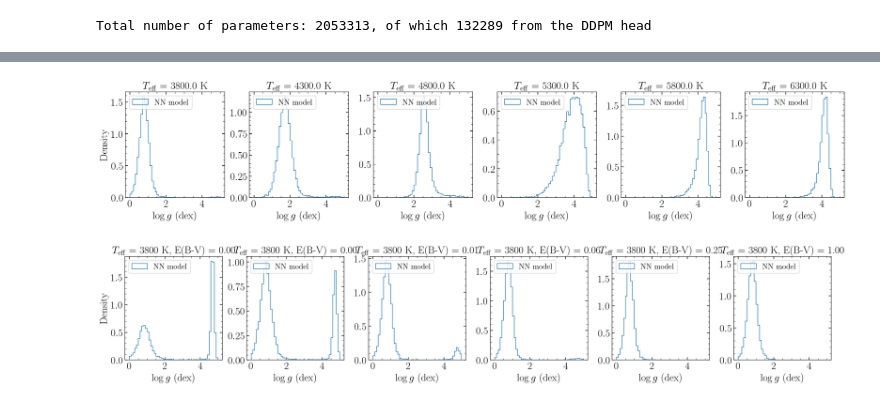
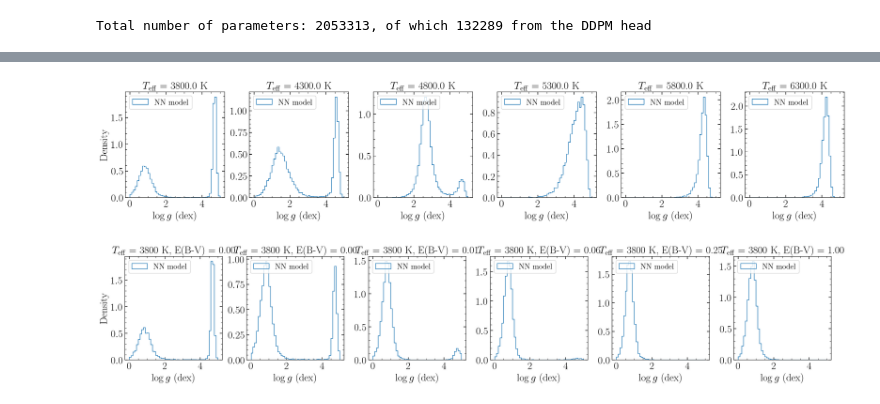
Before and after one commit to henrysky/stars_foundation_diffusion, a Jupyter notebook: Inference.ipynb, the cells around one changed output, grey strips where cells are left out. Saved outputs shown, nothing was run; the diff lists cells and outputs as text; code cells hidden in the pictures.

```diff
--- a/Inference.ipynb
+++ b/Inference.ipynb
@@ -110,0 +102,39 @@ plt.hist(nn_model.predict_posterior([-9999.99], [0], "logg", size=10000), range=
+# %%
+fig, axes = plt.subplots(1, 4, figsize=(12, 4))
+
+for ax, t in zip(axes[1:], np.linspace(3800, 5300, 3)):
+    ax.set_title(f"$T_{{\\rm eff}}$ = {t} K")
+    x = nn_model.predict_posterior(inputs=[t, -7.], input_tokens=["teff", "logebv"], request_tokens="logg", size=10000)
+    _ = ax.hist(
+        x[:, 0], range=(0, 5), bins=50, density=True, histtype="step", label="NN model"
+    )
+    ax.set_xlabel(r"$\log g$ (dex)")
+    ax.legend(loc="upper left")
+axes[1].set_yticklabels([])
+axes[2].set_yticklabels([])
+axes[3].set_yticklabels([])
+axes[1].set_ylabel("Density")
+
+axes[0].scatter(
+    xp_apogee_testing["raw"]["teff"],
+    xp_apogee_testing["raw"]["logg"],
+    s=1,
+)
+axes[0].axvline(5300., c="r", ls="--")
+axes[0].axvline(4550., c="r", ls="--")
+axes[0].axvline(3800., c="r", ls="--")
+axes[0].set_xlim(7000, 3000)
+axes[0].set_ylim(5, 0)
+axes[0].set_xlabel("$T_{\\rm eff}$ (K)")
+axes[0].set_ylabel("$\\log g$ (dex)")
+axes[0].text(
+    0.05,
+    0.95,
+    "Training set",
+    transform=axes[0].transAxes,
+    fontsize=14,
+    ha="left",
+    va="top",
+    backgroundcolor="white",
+)
+fig.tight_layout()
@@ -111,31 +143,31 @@ plt.hist(nn_model.predict_posterior([-9999.99], [0], "logg", size=10000), range=
 # %%
 fig, axes = plt.subplots(1, 6, figsize=(20, 4))
 
 for ax, t in zip(axes, np.linspace(3800, 6300, 6)):
     ax.set_title(f"$T_{{\\rm eff}}$ = {t} K")
-    x = nn_model.predict_posterior([t], ["teff"], "logg", size=10000)
+    x = nn_model.predict_posterior(inputs=[t, -7.], input_tokens=["teff", "logebv"], request_tokens="logg", size=10000)
     _ = ax.hist(
         x[:, 0], range=(0, 5), bins=50, density=True, histtype="step", label="NN model"
     )
     ax.set_xlabel(r"$\log g$ (dex)")
     ax.legend(loc="upper left")
 axes[0].set_ylabel("Density")
 fig.tight_layout()
 
 
 fig, axes = plt.subplots(1, 6, figsize=(20, 4))
 
 for ax, t in zip(axes, np.linspace(-7, 0, 6)):
     ax.set_title(f"$T_{{\\rm eff}}$ = 3800 K, E(B-V) = {np.exp(t):.2f}")
-    x = nn_model.predict_posterior([3800, t], ["teff", "logebv"], "logg", size=10000)
+    x = nn_model.predict_posterior(inputs=[3800, t], input_tokens=["teff", "logebv"], request_tokens="logg", size=10000)
     _ = ax.hist(
         x[:, 0], range=(0, 5), bins=50, density=True, histtype="step", label="NN model"
     )
     ax.set_xlabel(r"$\log g$ (dex)")
     ax.legend(loc="upper left")
 axes[0].set_ylabel("Density")
 fig.tight_layout()
 # %% [output]
-[figure, old version]
+[figure, new version]
 [figure]
 # %%
```
Also changed, not shown: parts of 13 cells of this notebook, 1 other file.
